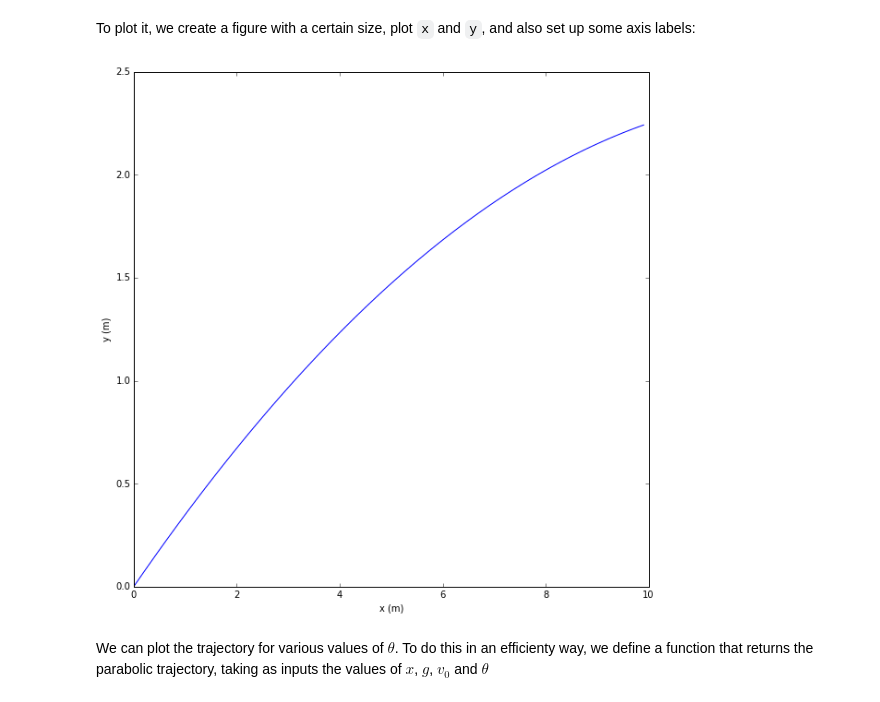
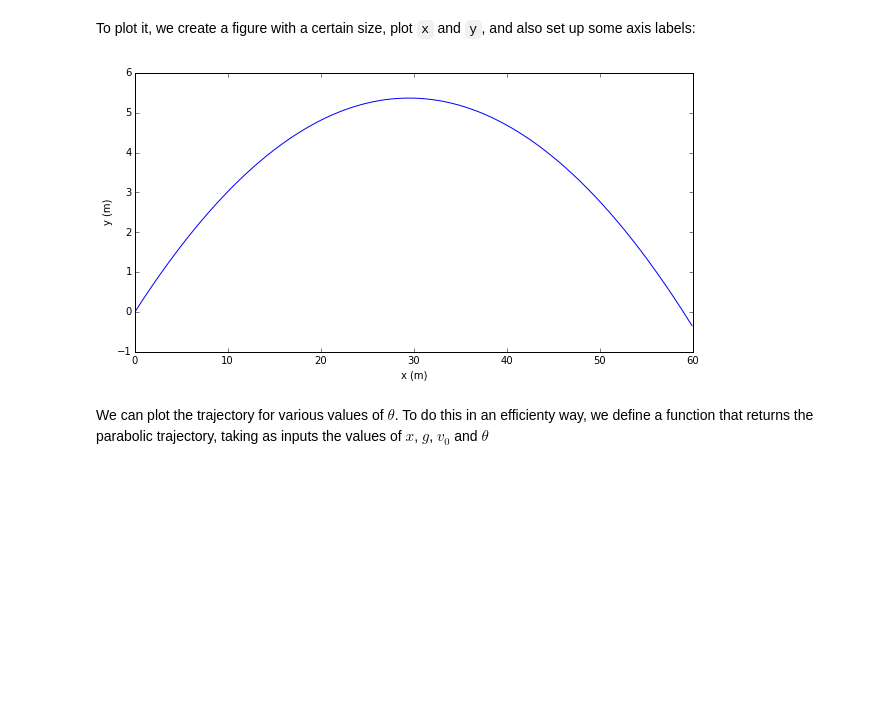
Before and after one commit to leosala/notebooks, a Jupyter notebook: Simple parabolic motion study.ipynb, the cells around one changed output. Drawn from its saved outputs; the diff is of its cells as text; code cells hidden in the pictures; blank space fills up the shorter version.

```diff
--- a/Simple parabolic motion study.ipynb
+++ b/Simple parabolic motion study.ipynb
@@ -28,22 +32,22 @@ $$
 It is pretty simple to represent it in python:
 # %%
 theta = math.radians(20) # in radians (converted from degrees)
-v_0 = 20  # in m/s
+v_0 = 30  # in m/s
 g = 9.81  # in m/s**2
 
-x = np.arange(0, 10, 0.1)  # array of x coordinates in meters
+x = np.arange(0, 60, 0.1)  # array of x coordinates in meters
 # the trajectory equation
 y = x * math.tan(theta) - (g / (2 * v_0**2 * math.cos(theta)**2)) * x**2
 # %% [markdown]
 To plot it, we create a figure with a certain size, plot `x` and `y`, and also set up some axis labels:
 # %%
-plt.figure(figsize=(10,10))  # the figure
+plt.figure(figsize=(10,5))  # the figure
 plt.plot(x, y)  # plotting y in function of x
 plt.xlabel("x (m)")  # x label
 plt.ylabel("y (m)")  # y label
 plt.show()  # actually creating the figure
 # %% [output]
-[figure, old version]
+[figure, new version]
 # %% [markdown]
 We can plot the trajectory for various values of $\theta$. To do this in an efficienty way, we define a function that returns the parabolic trajectory, taking as inputs the values of $x$, $g$, $v_0$ and $\theta$
 # %%
```
Also changed, not shown: parts of 7 cells of this notebook.
